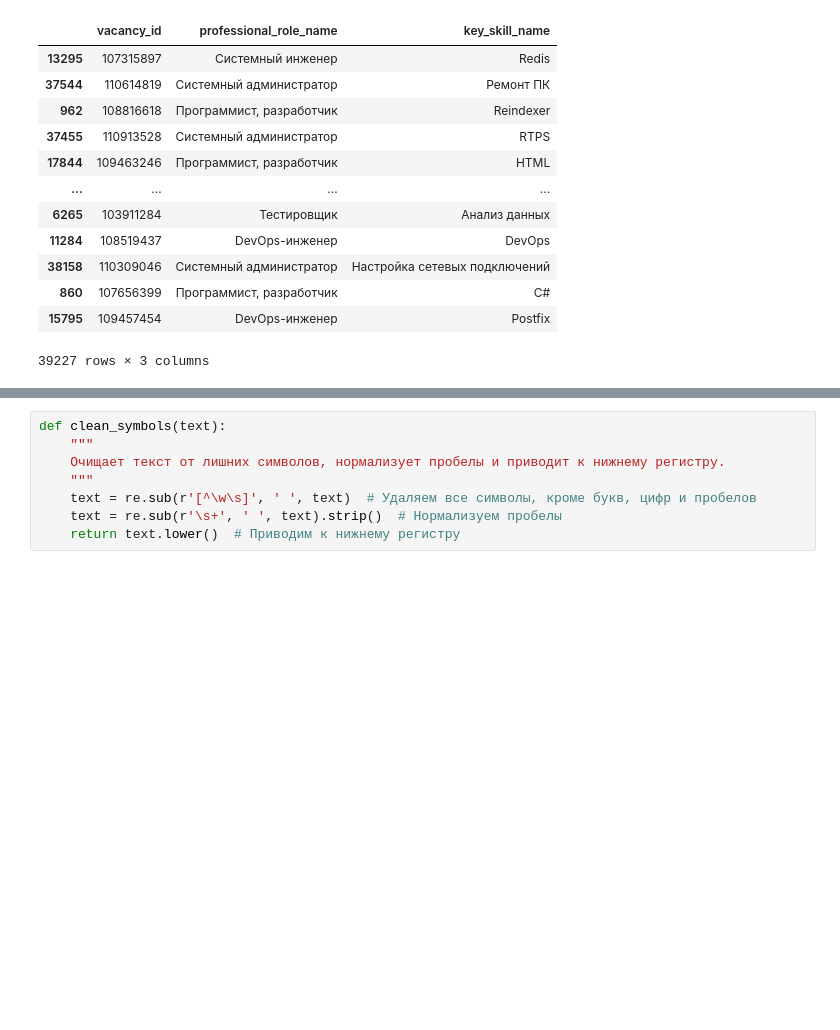
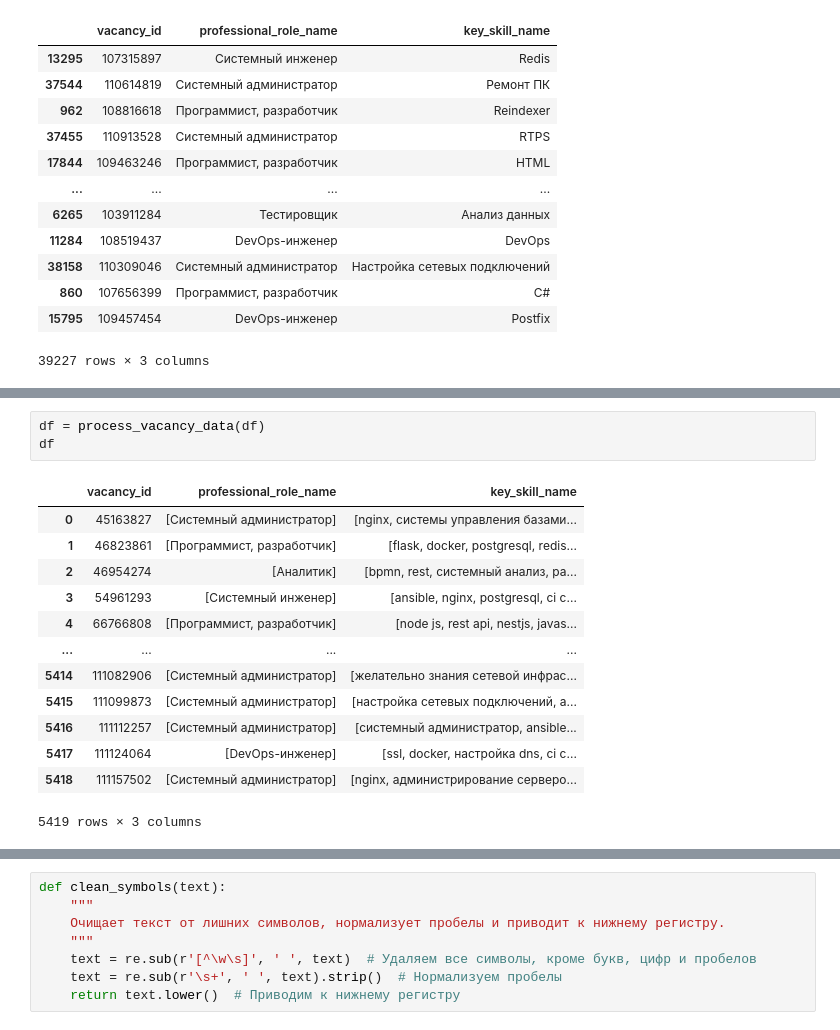
Before and after one commit to 0tve/JobCompetencies, a Jupyter notebook: src/model.ipynb, the cells around one changed output, grey strips where cells are left out. Saved outputs shown, nothing was run; the diff lists cells and outputs as text; blank space fills up the shorter version.

```diff
--- a/src/model.ipynb
+++ b/src/model.ipynb
@@ -79,0 +157,17 @@ df
+# %%
+df = process_vacancy_data(df)
+df
+# %% [output]
+|  | vacancy_id | professional_role_name | key_skill_name |
+| 0 | 45163827 | [Системный администратор] | [nginx, cистемы управления базами... |
+| 1 | 46823861 | [Программист, разработчик] | [flask, docker, postgresql, redis... |
+| 2 | 46954274 | [Аналитик] | [bpmn, rest, системный анализ, ра... |
+| 3 | 54961293 | [Системный инженер] | [ansible, nginx, postgresql, ci c... |
+| 4 | 66766808 | [Программист, разработчик] | [node js, rest api, nestjs, javas... |
+| ... | ... | ... | ... |
+| 5414 | 111082906 | [Системный администратор] | [желательно знания сетевой инфрас... |
+| 5415 | 111099873 | [Системный администратор] | [настройка сетевых подключений, а... |
+| 5416 | 111112257 | [Системный администратор] | [системный администратор, ansible... |
+| 5417 | 111124064 | [DevOps-инженер] | [ssl, docker, настройка dns, ci c... |
+| 5418 | 111157502 | [Системный администратор] | [nginx, администрирование серверо... |
+5419 rows × 3 columns
```
Also changed, not shown: parts of 5 cells of this notebook.
